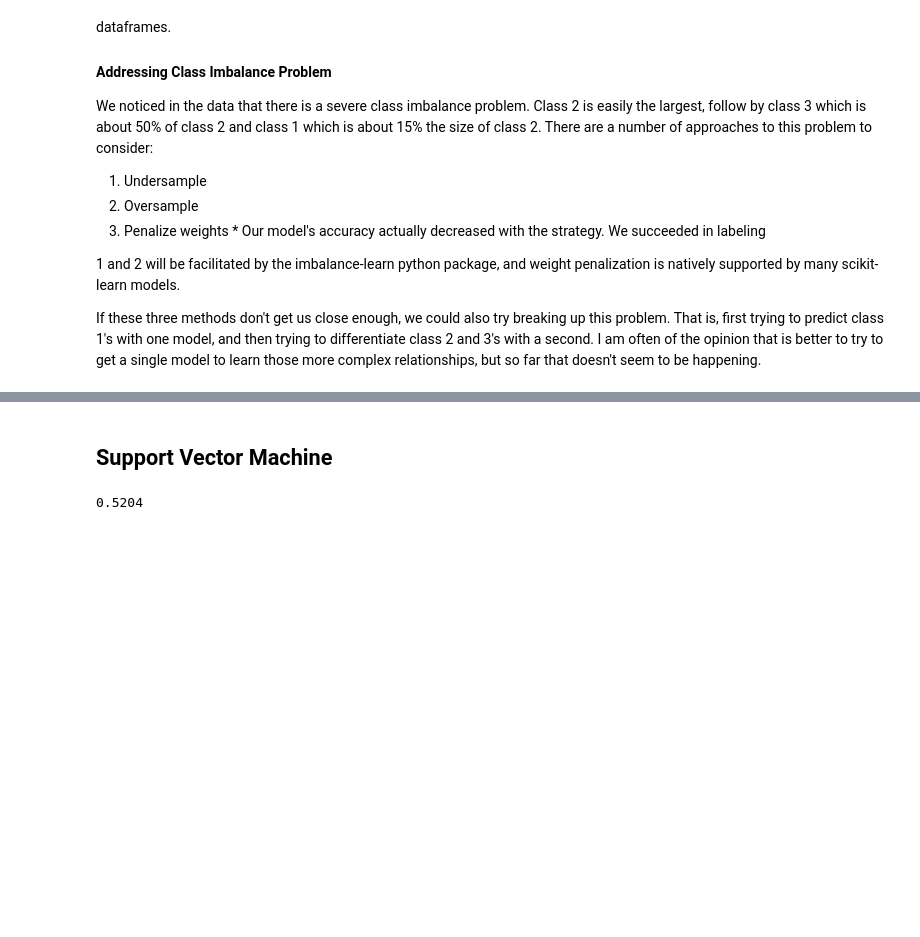
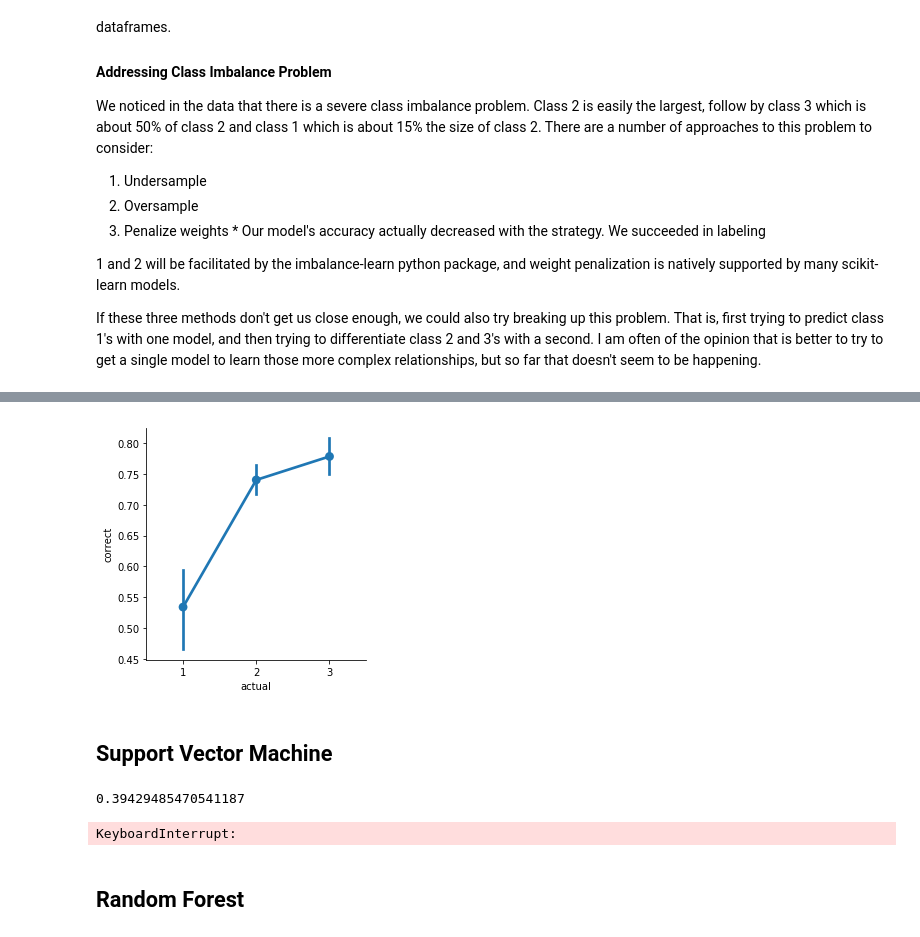
Before and after one commit to mrklees/Data-Science-Capstone, a Jupyter notebook: Earthquake Damage Report.ipynb, the cells around one changed output, grey strips where cells are left out. Cells and saved outputs as stored; diff of their text form; code cells hidden in the pictures; blank space fills up the shorter version.

```diff
--- a/Earthquake Damage Report.ipynb
+++ b/Earthquake Damage Report.ipynb
@@ -270,5 +268,5 @@ geomat_encoded.reset_index(inplace=True)
 # %%
 # Our base dataset without extra geo features
-base = basemat_encoded
+base = basemat_encoded.drop(['building_id'], axis=1)
 # Added geo features
-base_with_geo = basemat_encoded.merge(geomat_encoded)
+base_with_geo = merged[['building_id', 'geo_level_1_id']].merge(basemat_encoded).merge(geomat_encoded).drop(['building_id', 'geo_level_1_id'], axis=1)
@@ -309,7 +305,7 @@ def preprocessing(data):
     # At this point, any NA's can just be filled with 0.
     X.fillna(0, inplace=True)
     # Drop columns which have no information value
-    X = drop_unused(X)
+    # X = drop_unused(X)
     # Drop any columns which only have a single value
     X = drop_trivial(X)
     # Scale our numeric cols
@@ -354,7 +350,8 @@ from sklearn.metrics import f1_score
 # PCA or some other form of dimensionality reduction as well.
 from sklearn.feature_selection import SelectKBest
 from sklearn.model_selection import StratifiedKFold
-from imblearn.over_sampling import SMOTE, ADASYN
+from imblearn.over_sampling import SMOTE, ADASYN, RandomOverSampler
+from sklearn.linear_model import SGDClassifier
 
 def score_model(model, X, y):
     # given model and some data, we can score using f1_micro
@@ -370,15 +367,28 @@ def cross_validate(model, X, y, n_folds=5, oversample=False):
         xt, yt = X.iloc[ts, :], y.iloc[ts]
         xv, yv = X.iloc[vs, :], y.iloc[vs]
         if oversample:
-            xt, yt = SMOTE().fit_sample(xt, yt)
+            xt, yt = RandomOverSampler().fit_sample(xt, yt)
         model.fit(xt, yt)
         training_scores.append(score_model(model, xt, yt))
-        validation_scores.append(score_model(model, xv, yv))
+        val_score = score_model(model, xv, yv)
+        print(val_score)
+        validation_scores.append(val_score)
     training_scores = np.array(training_scores)
     validation_scores = np.array(validation_scores)
     print(f"Training Error was distributed with mean:{training_scores.mean()}, std: {training_scores.std()}")
     print(f"Validation Error was distributed with mean:{validation_scores.mean()}, std: {validation_scores.std()}")
+
+def plot_error_by_class(model, X, y):
+    testing = X.copy()
+    testing['preds'] = model.predict(X)
+    testing['actual'] = y
+    testing['correct'] = np.where(testing.preds == testing.actual, 1, 0)
+
+    # Our accuracy for each class
+    # Clearly the class imbalance problem
+    sns.factorplot(x="actual", y='correct', data=testing)
+    plt.show()
 # %%
-model = SGDClassifier(loss='log', penalty='elasticnet', max_iter=1000000, tol=1e-12, alpha=0.0001, l1_ratio=0.55)
-cross_validate(model, X_train, y_train, n_folds=50, oversample=False)
+logit_model = SGDClassifier(loss='log', penalty='elasticnet', max_iter=1000000, tol=1e-12, alpha=0.0001, l1_ratio=0.55)
+cross_validate(logit_model, X_train, y_train, n_folds=10, oversample=False)
 # %% [output]
@@ -389,12 +426,13 @@ cross_validate(model, Xgeo_train, ygeo_train, n_folds=50, oversample=False)
+# %%
+plot_error_by_class(logit_model, X_test, y_test)
+# %% [output]
+[figure, added]
 # %% [markdown]
 ## Support Vector Machine
 # %%
 from sklearn.svm import SVC
-svm = SVC(tol=1e-10, class_weight='balanced')
-svm_params = {'kernel': ['rbf', 'poly', 'linear']}
-svm_search = GridSearchCV(svm, svm_params, scoring='f1_micro', cv=10)
-svm_search.fit(X_train, y_train)
+svm = SVC(tol=1e-10, kernel='rbf', max_iter=100000)
+cross_validate(svm, X_train, y_train, n_folds=2, oversample=False)
+# %% [output]
+0.39429485470541187
+KeyboardInterrupt:
-# %%
-score_model(svm_search, X_train, y_train)
-# %% [output]
-0.5204
@@ -400,0 +441,2 @@ score_model(svm_search, X_train, y_train)
+# %% [markdown]
+## Random Forest
```
Also changed, not shown: parts of 22 cells of this notebook.
